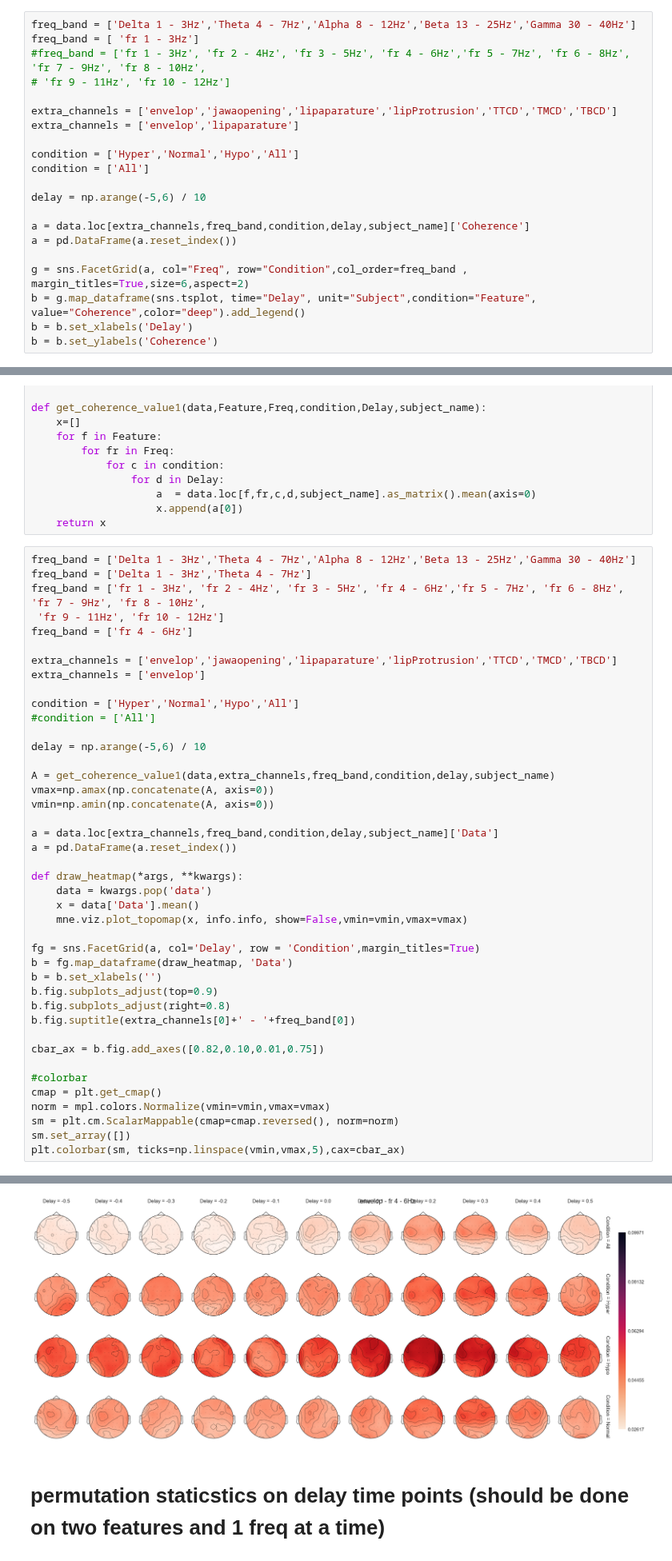
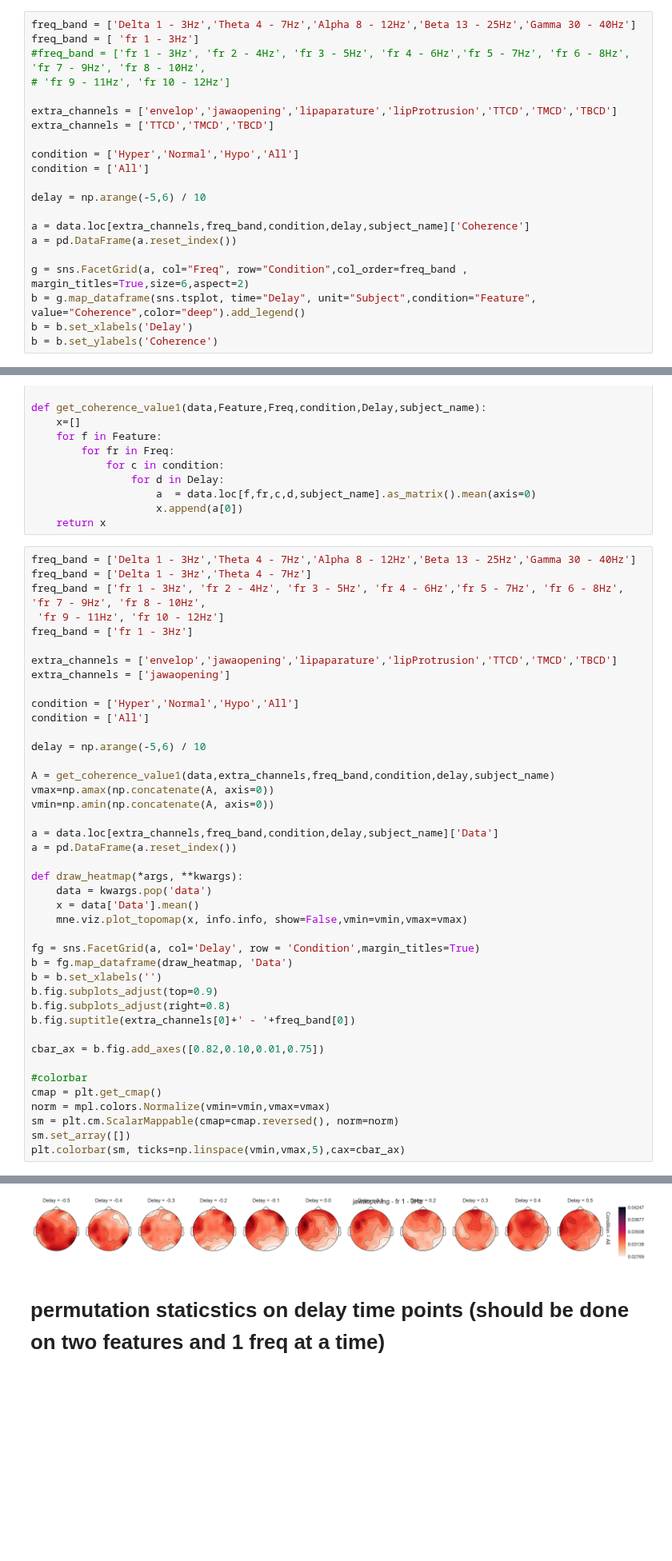
Before and after one commit to sankar-mukherjee/entrainment_python, a Jupyter notebook: coherence_investigate.ipynb, the cells around one changed output, grey strips where cells are left out. Shown at 80% size. Drawn from its saved outputs; the diff is of its cells as text; blank space fills up the shorter version.

```diff
--- a/coherence_investigate.ipynb
+++ b/coherence_investigate.ipynb
@@ -81,7 +81,7 @@ freq_band = [ 'fr 1 - 3Hz']
 # 'fr 9 - 11Hz', 'fr 10 - 12Hz']
 
 extra_channels = ['envelop','jawaopening','lipaparature','lipProtrusion','TTCD','TMCD','TBCD']
-extra_channels = ['envelop','lipaparature']
+extra_channels = ['TTCD','TMCD','TBCD']
 
 condition = ['Hyper','Normal','Hypo','All']
 condition = ['All']
@@ -186,46 +186,46 @@ freq_band = ['Delta 1 - 3Hz','Theta 4 - 7Hz','Alpha 8 - 12Hz','Beta 13 - 25Hz','
 freq_band = ['Delta 1 - 3Hz','Theta 4 - 7Hz']
 freq_band = ['fr 1 - 3Hz', 'fr 2 - 4Hz', 'fr 3 - 5Hz', 'fr 4 - 6Hz','fr 5 - 7Hz', 'fr 6 - 8Hz', 'fr 7 - 9Hz', 'fr 8 - 10Hz',
  'fr 9 - 11Hz', 'fr 10 - 12Hz']
-freq_band = ['fr 4 - 6Hz']
+freq_band = ['fr 1 - 3Hz']
 
 extra_channels = ['envelop','jawaopening','lipaparature','lipProtrusion','TTCD','TMCD','TBCD']
-extra_channels = ['envelop']
+extra_channels = ['jawaopening']
 
 condition = ['Hyper','Normal','Hypo','All']
-#condition = ['All']
+condition = ['All']
 
 delay = np.arange(-5,6) / 10
 
 A = get_coherence_value1(data,extra_channels,freq_band,condition,delay,subject_name)
 vmax=np.amax(np.concatenate(A, axis=0))
 vmin=np.amin(np.concatenate(A, axis=0))
 
 a = data.loc[extra_channels,freq_band,condition,delay,subject_name]['Data']
 a = pd.DataFrame(a.reset_index())
 
 def draw_heatmap(*args, **kwargs):
     data = kwargs.pop('data')
     x = data['Data'].mean()
     mne.viz.plot_topomap(x, info.info, show=False,vmin=vmin,vmax=vmax)
 
 fg = sns.FacetGrid(a, col='Delay', row = 'Condition',margin_titles=True)
 b = fg.map_dataframe(draw_heatmap, 'Data')
 b = b.set_xlabels('')
 b.fig.subplots_adjust(top=0.9)
 b.fig.subplots_adjust(right=0.8)
 b.fig.suptitle(extra_channels[0]+' - '+freq_band[0])
 
 cbar_ax = b.fig.add_axes([0.82,0.10,0.01,0.75])
 
 #colorbar
 cmap = plt.get_cmap()
 norm = mpl.colors.Normalize(vmin=vmin,vmax=vmax)
 sm = plt.cm.ScalarMappable(cmap=cmap.reversed(), norm=norm)
 sm.set_array([])
 plt.colorbar(sm, ticks=np.linspace(vmin,vmax,5),cax=cbar_ax)
 # %% [output]
 <matplotlib.colorbar.Colorbar at 0x...>
-[figure, old version]
+[figure, new version]
 # %% [markdown]
 # permutation staticstics on delay time points (should be done on two features and 1 freq at a time)
 # %%
```
Also changed, not shown: parts of 1 cell of this notebook, 5 other files.
